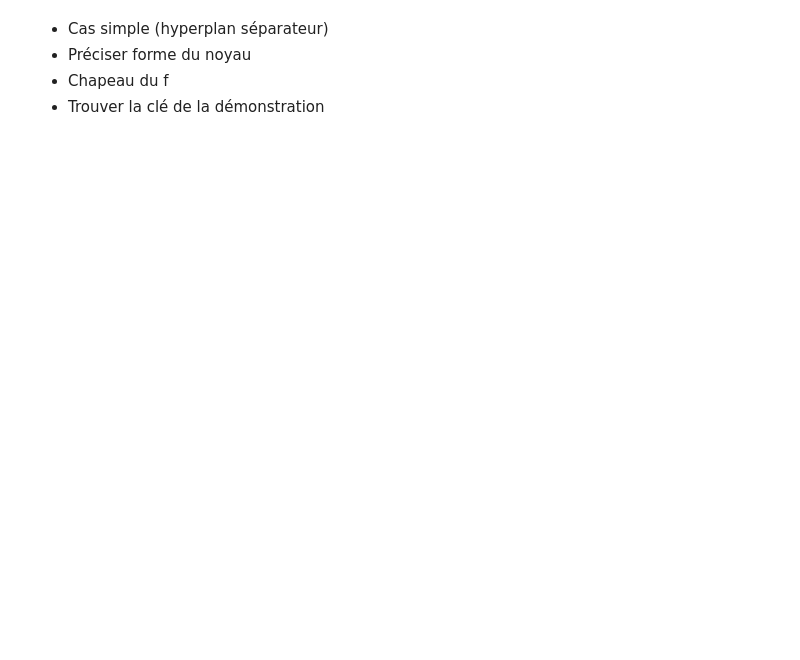
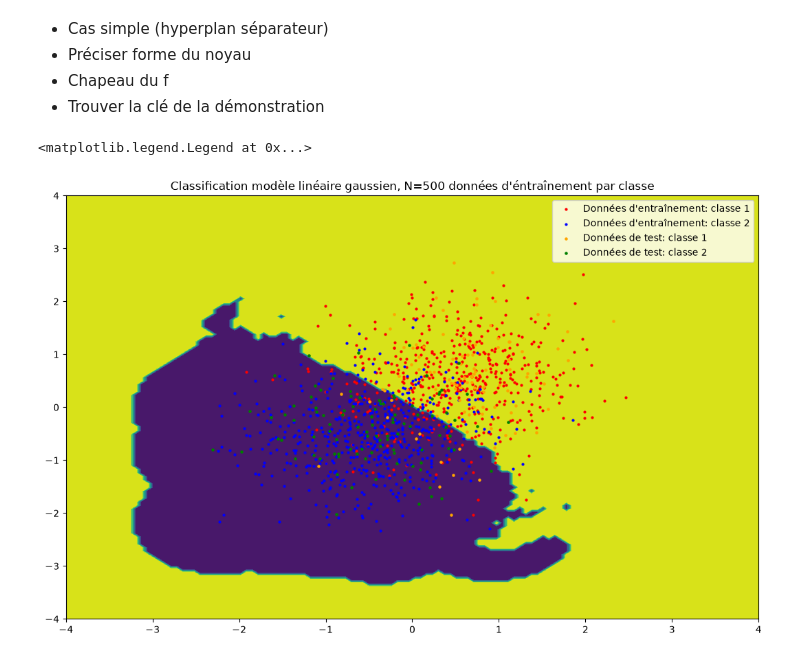
Before and after one commit to anasamrouche/TER, a Jupyter notebook: main.ipynb, the cells around one changed output. Cells and saved outputs as stored; diff of their text form; code cells hidden in the pictures; blank space fills up the shorter version.

```diff
--- a/main.ipynb
+++ b/main.ipynb
@@ -377,18 +429,6 @@ plt.show()
 - Chapeau du f
 - Trouver la clé de la démonstration
 # %%
-def first_kernel(x: np.ndarray, alpha: float) -> float:
-    if np.linalg.norm(x) <= 1:
-        return np.pow(np.linalg.norm(x), -alpha)
-    return 0
-
-
-def second_kernel(x: np.ndarray, alpha: float) -> float:
-    if np.linalg.norm(x) <= 1:
-        return np.pow(np.linalg.norm(x), -alpha) * np.pow((1 - np.linalg.norm(x)), 2)
-    return 0
-
-
 def gaussian_2D(x: np.ndarray, mu: np.ndarray, sigma: np.ndarray) -> np.ndarray:
     return np.exp(np.transpose(x - mu).dot(np.linalg.inv(sigma).dot(x - mu)))
 
@@ -400,10 +440,10 @@ sigma: np.ndarray = np.array([[0.5, 0], [0, 0.5]])
 num_sample: int = 500
 class1 = np.random.multivariate_normal(mu1, sigma, num_sample)
 class2 = np.random.multivariate_normal(mu2, sigma, num_sample)
-classifier = NW_Estimator(
-    first_kernel,
+
+classifier = NW_classifier(
+    lambda x: article_kernel(x, 0.49),
     1,
-    0.05,
     np.concatenate((class1, class2)),
     np.concatenate((np.ones(num_sample), -np.ones(num_sample))),
 )
@@ -425,30 +465,33 @@ bayes_accuracy, classifier_accuracy = (
         bayes_estimations == np.concatenate((np.ones(num_test), -np.ones(num_test)))
     )
     / 200,
     np.count_nonzero(
         classifier_estimations
         == np.concatenate((np.ones(num_test), -np.ones(num_test)))
     )
     / 200,
 )
 
 X, Y = np.meshgrid(np.linspace(-4, 4, 120), np.linspace(-4, 4, 120))
 XY = np.stack((X, Y), axis=-1).reshape(-1, 2)
 Z = np.array([classifier(X_i) for X_i in XY]).reshape(X.shape)
 
 fig, ax = plt.subplots(figsize=(13, 8))
 ax.contourf(X, Y, Z)
 plt.title(
     f"Classification modèle linéaire gaussien, N={num_sample} données d'éntraînement par classe"
 )
 plt.scatter(
     class1[:, 0], class1[:, 1], s=4, c="red", label="Données d'entraînement: classe 1"
 )
 plt.scatter(
     class2[:, 0], class2[:, 1], s=4, c="blue", label="Données d'entraînement: classe 2"
 )
 plt.scatter(
     test1[:, 0], test1[:, 1], s=5, c="orange", label="Données de test: classe 1"
 )
 plt.scatter(test2[:, 0], test2[:, 1], s=5, c="green", label="Données de test: classe 2")
 plt.legend()
+# %% [output]
+<matplotlib.legend.Legend at 0x...>
+[figure, added]
```
Also changed, not shown: parts of 13 cells of this notebook, 1 other file.
